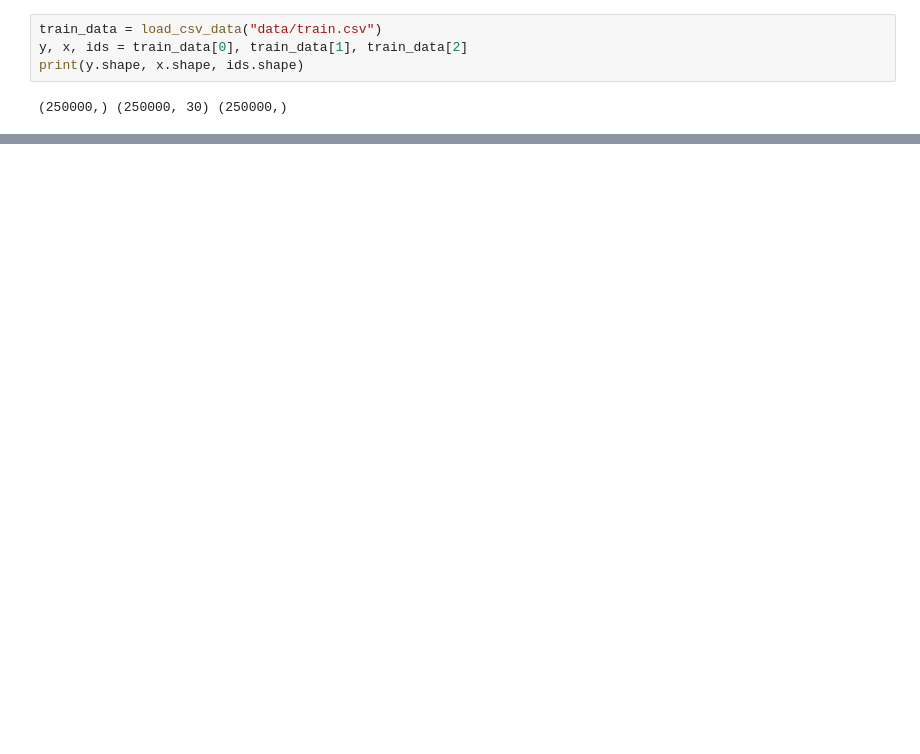
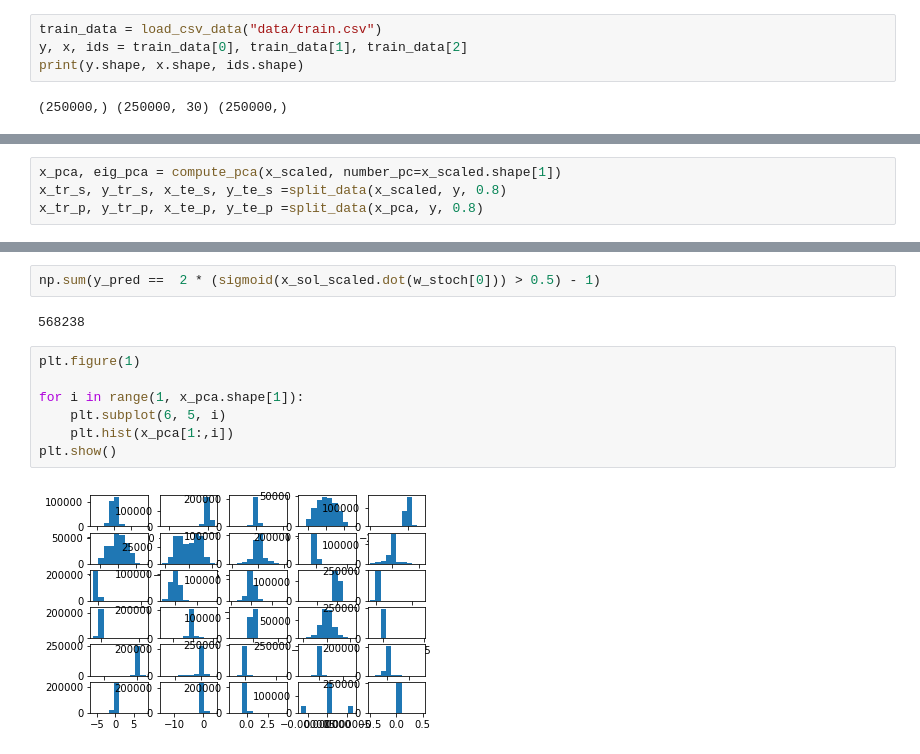
Before and after one commit to kir1994/EPFML_Project1, a Jupyter notebook: code/test.ipynb, the cells around one changed output, grey strips where cells are left out. Drawn from its saved outputs; the diff is of its cells as text; blank space fills up the shorter version.

```diff
--- a/code/test.ipynb
+++ b/code/test.ipynb
@@ -132,0 +44,4 @@ print(y.shape, x.shape, ids.shape)
+# %%
+x_pca, eig_pca = compute_pca(x_scaled, number_pc=x_scaled.shape[1])
+x_tr_s, y_tr_s, x_te_s, y_te_s =split_data(x_scaled, y, 0.8)
+x_tr_p, y_tr_p, x_te_p, y_te_p =split_data(x_pca, y, 0.8)
@@ -132,0 +185,13 @@ print(y.shape, x.shape, ids.shape)
+# %%
+np.sum(y_pred ==  2 * (sigmoid(x_sol_scaled.dot(w_stoch[0])) > 0.5) - 1)
+# %% [output]
+568238
+# %%
+plt.figure(1)
+
+for i in range(1, x_pca.shape[1]):
+    plt.subplot(6, 5, i)
+    plt.hist(x_pca[1:,i])
+plt.show()
+# %% [output]
+[figure, added]
```
Also changed, not shown: parts of 50 cells of this notebook, 4 other files.
